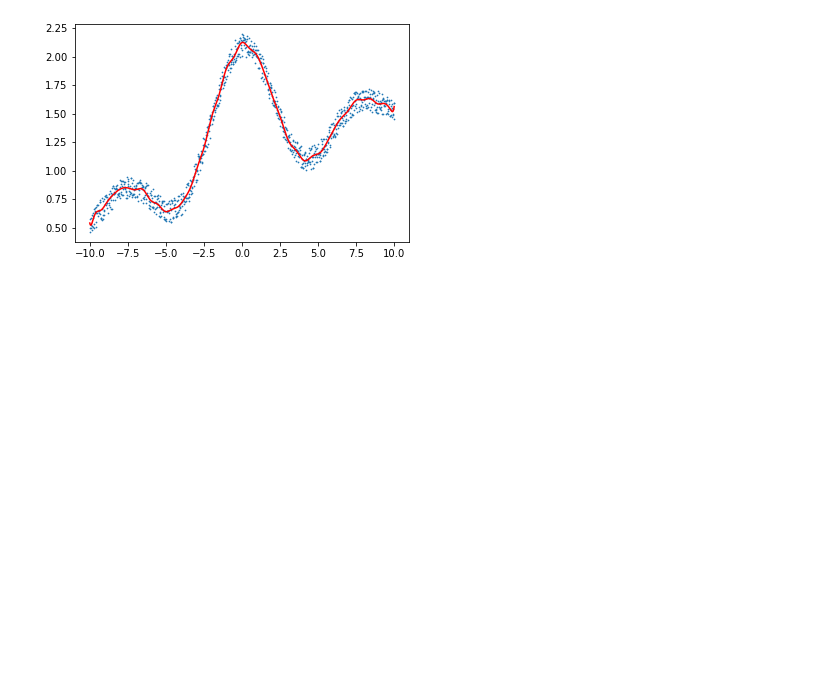
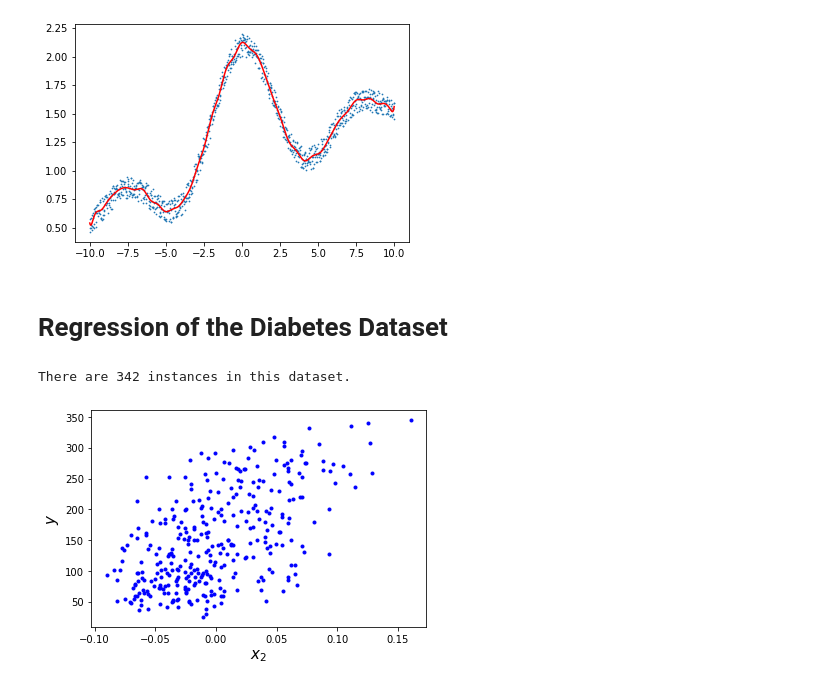
Before and after one commit to PEESEgroup/SysEn6880, a Jupyter notebook: KDE and Regression.ipynb, the cells around one changed output. Cells and saved outputs as stored; diff of their text form; code cells hidden in the pictures; blank space fills up the shorter version.

```diff
--- a/KDE and Regression.ipynb
+++ b/KDE and Regression.ipynb
@@ -260,3 +260,33 @@ plt.show()
 # %% [output]
 The Gaussian process regression value at 5.2 is 1.1669
 [figure]
+# %% [markdown]
+# Regression of the Diabetes Dataset
+# %%
+from sklearn import datasets
+
+# Load the diabetes dataset
+X, y = datasets.load_diabetes(return_X_y=True)
+
+# Select the second feature corresponding to the bmi of the diabetes patients
+X=X[:,2].reshape((len(y),1))
+y = y.reshape((len(y),1))
+
+# Split the data into training/testing sets
+X = X[:-100]          # use all but the last 100 data for training
+X_test = X[-100:]     # use the last 100 data for testing
+
+# Split the targets into training/testing sets
+y = y[:-100]         # use all but the last 100 data for training
+y_test = y[-100:]    # use the last 100 data for testing
+dim = len(y)
+print("There are "+str(dim)+" instances in this dataset.")
+
+# Visualize the data
+plt.plot(X, y, "b.")
+plt.xlabel("$x_2$", fontsize=15)
+plt.ylabel("$y$", fontsize=15)
+plt.show()
+# %% [output]
+There are 342 instances in this dataset.
+[figure, added]
```
Also changed, not shown: parts of 17 cells of this notebook.
